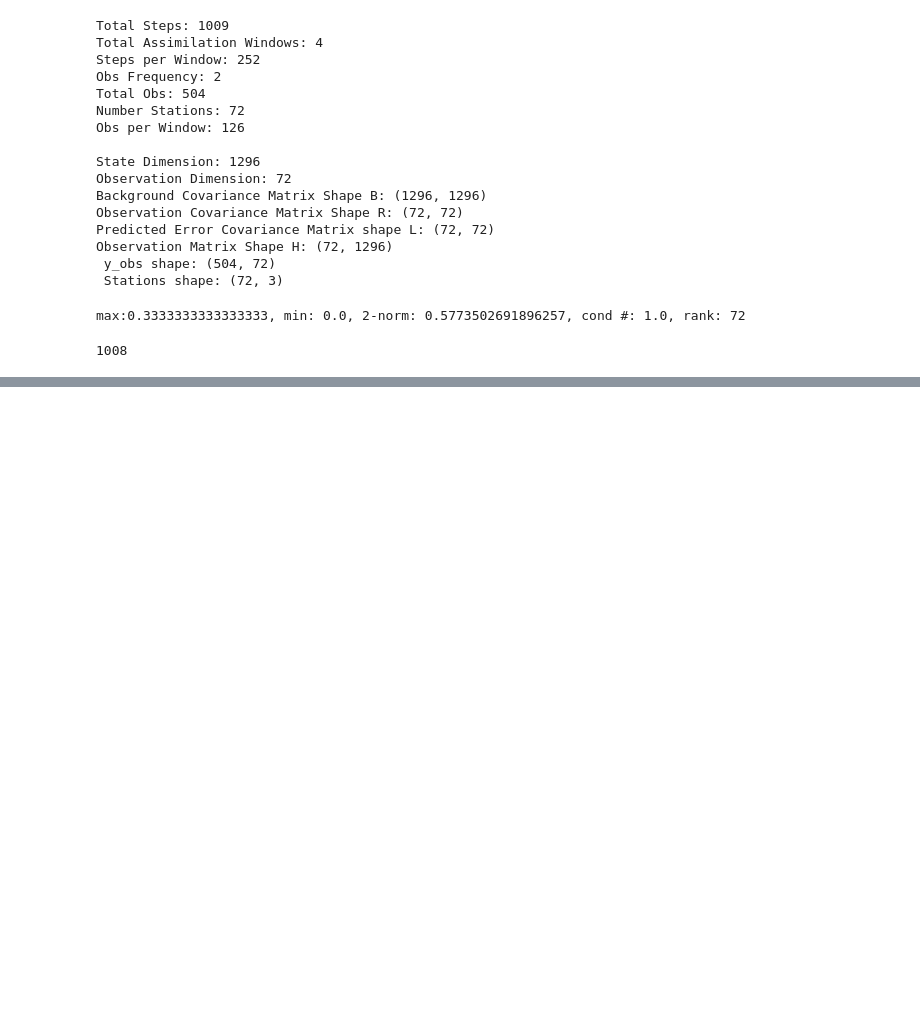
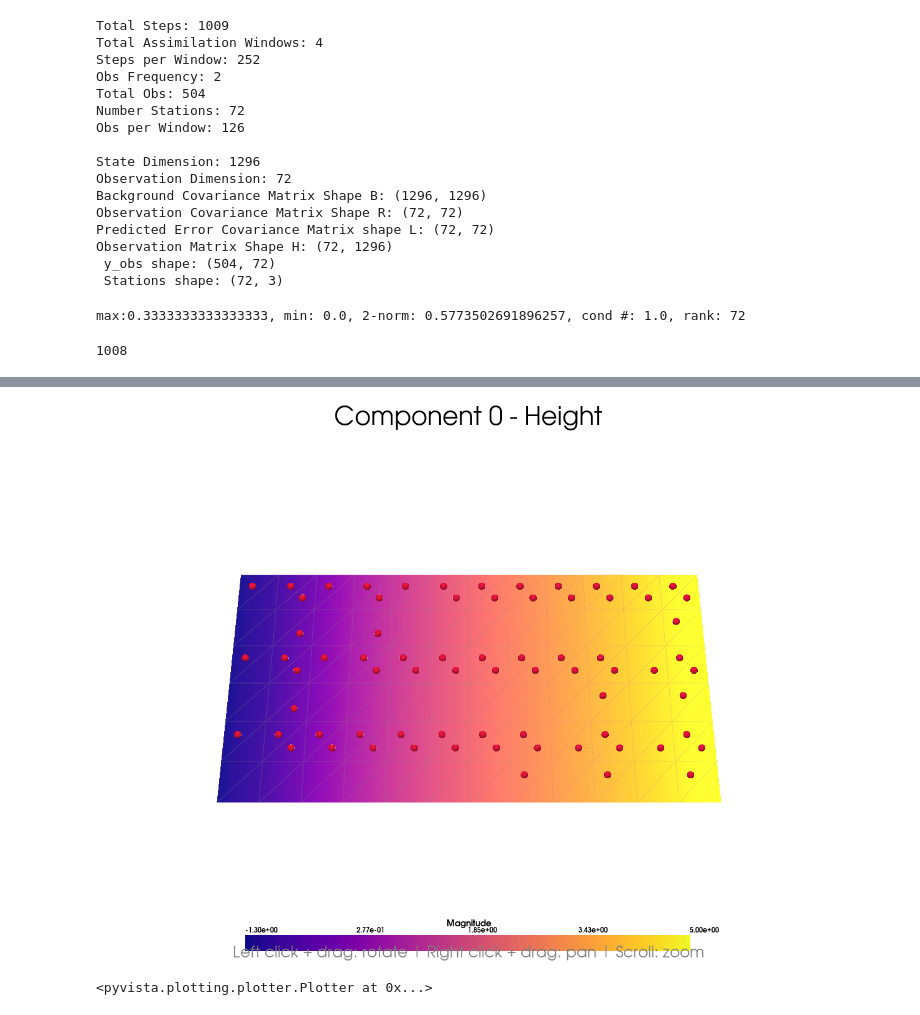
Before and after one commit to rspence821505/SWEMniCS, a Jupyter notebook: examples/sloped_ beach_4dvar.ipynb, the cells around one changed output, grey strips where cells are left out. Drawn from its saved outputs; the diff is of its cells as text; code cells hidden in the pictures; blank space fills up the shorter version.

```diff
--- a/examples/sloped_ beach_4dvar.ipynb
+++ b/examples/sloped_ beach_4dvar.ipynb
@@ -316,6 +364,6 @@ bayes_rmse
 # %%
 plot_params = {
-    "lines.linewidth": 5,
+    "lines.linewidth": 8,
     "lines.markersize": 10,
     'lines.markeredgecolor': 'black',
     "legend.fontsize": 45,
@@ -328,6 +376,12 @@ plot_params = {
     "figure.figsize": (44, 16),
 }
 
-
-plot_simulation_results(true_signal, bayes_analysis, y_obs, hb, problem_params,
-                       obs_indices, plot_params, station_idx=5, save=False, save_prefix="bayes_")
+station_idx = 10
+with plt.rc_context(plot_params):
+        plt.plot(Hu_true[station_idx], linestyle="solid", label='True')
+        plt.plot(pred.T[station_idx], linestyle="dashed", label='Predicted')
+        plt.legend(loc='upper left')
+        plt.xlabel('Time Step')
+        plt.ylabel('Water Height (m)')
+        plt.title(f'Station {station_idx} Water Height Over Time')
+        plt.show()
@@ -333,0 +663,13 @@ plot_simulation_results(true_signal, bayes_analysis, y_obs, hb, problem_params,
+# %%
+plot_mixed_function_enhanced(prob.mesh,
+                    true_signal.V,
+                    true_signal.u,
+                    component=0,
+                    title="Height",
+                    stations=stations,
+                    cmap='plasma',
+                    style='modern'
+                    )
+# %% [output]
+[figure, added]
+<pyvista.plotting.plotter.Plotter at 0x...>
```
Also changed, not shown: parts of 12 cells of this notebook, 2 other files.
